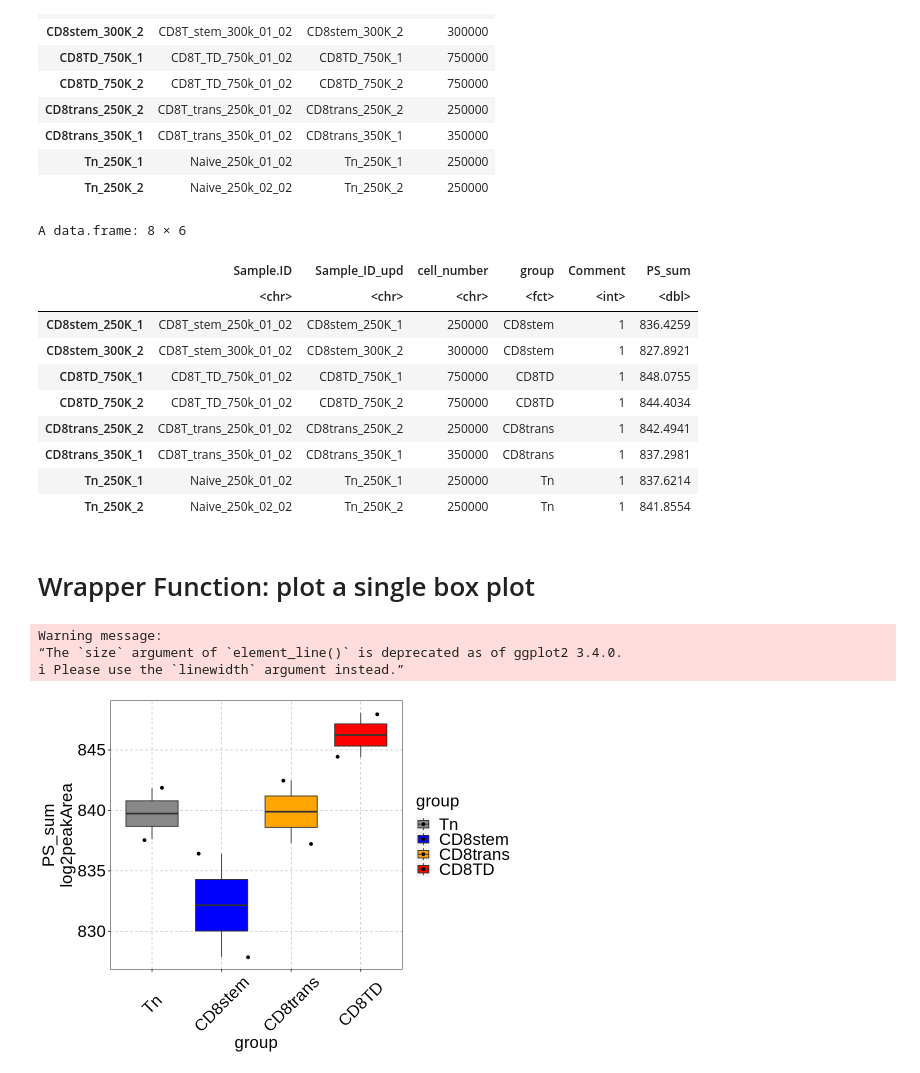
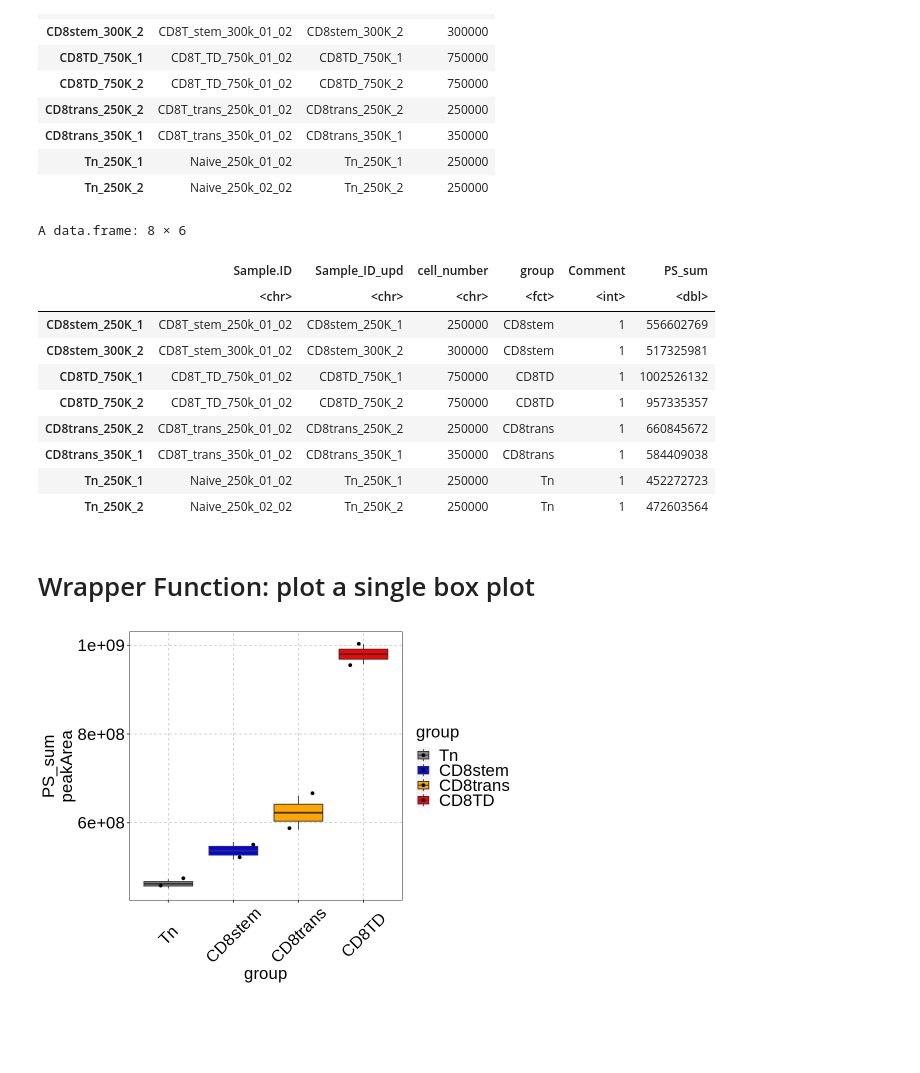
Before and after one commit to shuzhao-li-lab/Phosphatidylserine_analyses, a Jupyter notebook: script/R/analysis-on-PS-targeted-table-v2/box-plot_mean_PSspecies_HILICpos.ipynb, the cells around one changed output. Saved outputs shown, nothing was run; the diff lists cells and outputs as text; code cells hidden in the pictures; blank space fills up the shorter version.

Commit message:
Updates heatmap, box plot & others - tune again the search - Next: Decide to make things clean and redo the analysis with stem cell samples added.

```diff
--- a/script/R/analysis-on-PS-targeted-table-v2/box-plot_mean_PSspecies_HILICpos.ipynb
+++ b/script/R/analysis-on-PS-targeted-table-v2/box-plot_mean_PSspecies_HILICpos.ipynb
@@ -25,7 +25,7 @@ The following objects are masked from ‘package:base’:
 # %%
 threshold = 1
 cutoff_column = 'pval'
-data_df_path =  '../../../output/hMinImp_TICnorm_groupFil0.3_RPneg_1wayANOVA/PS_sel_one_wayANOVA_hMinImp_TICnorm_groupFil0.3_RPneg_fullreport.csv'
+data_df_path =  '../../../output/hMinImp_TICnorm_groupFil0.3_RPneg_1wayANOVA/updPS_sel_one_wayANOVA_hMinImp_TICnorm_groupFil0.3_RPneg_fullreport.csv'
 meta_df_path =  '../../../../seq/RPneg_addgrp.csv'
 # %% [markdown]
 # Prepare the data
@@ -138,7 +137,7 @@ colnames(merged_df)
 # %% [markdown]
 # Output directory
 # %%
-output_dir = "../../../output/hMinImp_TICnorm_groupFil0.3_RPneg_1wayANOVA/PS_including_LPS_sum_boxplot/"
+output_dir = "../../../output/hMinImp_TICnorm_groupFil0.3_RPneg_1wayANOVA/PS_including_LPS_sum_boxplot_upd/"
 dir.create(output_dir)
 # %%
 ncol(meta_df)
@@ -158,5 +157,5 @@ A data.frame: 5 × 42
 # %%
-rowsums = rowSums(merged_df[,(ncol(meta_df)+1):ncol(merged_df)])
+rowsums = rowSums(2^(merged_df[,(ncol(meta_df)+1):ncol(merged_df)]))
 # %%
 merged_df[,3:5]
 # %% [output]
@@ -180,14 +179,14 @@ PSsum_df
 A data.frame: 8 × 6
 |  | Sample.ID | Sample_ID_upd | cell_number | group | Comment | PS_sum |
 |  | <chr> | <chr> | <chr> | <fct> | <int> | <dbl> |
-| CD8stem_250K_1 | CD8T_stem_250k_01_02 | CD8stem_250K_1 | 250000 | CD8stem | 1 | 836.4259 |
-| CD8stem_300K_2 | CD8T_stem_300k_01_02 | CD8stem_300K_2 | 300000 | CD8stem | 1 | 827.8921 |
-| CD8TD_750K_1 | CD8T_TD_750k_01_02 | CD8TD_750K_1 | 750000 | CD8TD | 1 | 848.0755 |
-| CD8TD_750K_2 | CD8T_TD_750k_01_02 | CD8TD_750K_2 | 750000 | CD8TD | 1 | 844.4034 |
-| CD8trans_250K_2 | CD8T_trans_250k_01_02 | CD8trans_250K_2 | 250000 | CD8trans | 1 | 842.4941 |
-| CD8trans_350K_1 | CD8T_trans_350k_01_02 | CD8trans_350K_1 | 350000 | CD8trans | 1 | 837.2981 |
-| Tn_250K_1 | Naive_250k_01_02 | Tn_250K_1 | 250000 | Tn | 1 | 837.6214 |
-| Tn_250K_2 | Naive_250k_02_02 | Tn_250K_2 | 250000 | Tn | 1 | 841.8554 |
+| CD8stem_250K_1 | CD8T_stem_250k_01_02 | CD8stem_250K_1 | 250000 | CD8stem | 1 | 556602769 |
+| CD8stem_300K_2 | CD8T_stem_300k_01_02 | CD8stem_300K_2 | 300000 | CD8stem | 1 | 517325981 |
+| CD8TD_750K_1 | CD8T_TD_750k_01_02 | CD8TD_750K_1 | 750000 | CD8TD | 1 | 1002526132 |
+| CD8TD_750K_2 | CD8T_TD_750k_01_02 | CD8TD_750K_2 | 750000 | CD8TD | 1 | 957335357 |
+| CD8trans_250K_2 | CD8T_trans_250k_01_02 | CD8trans_250K_2 | 250000 | CD8trans | 1 | 660845672 |
+| CD8trans_350K_1 | CD8T_trans_350k_01_02 | CD8trans_350K_1 | 350000 | CD8trans | 1 | 584409038 |
+| Tn_250K_1 | Naive_250k_01_02 | Tn_250K_1 | 250000 | Tn | 1 | 452272723 |
+| Tn_250K_2 | Naive_250k_02_02 | Tn_250K_2 | 250000 | Tn | 1 | 472603564 |
 # %% [markdown]
 # Wrapper Function: plot a single box plot
 # %%
@@ -239,20 +238,17 @@ box_plot <- function(long_df = merged_df,
 # %%
 var = 'PS_sum'
 box_plot(long_df = PSsum_df,
             x = 'group',
             y = var,
             xlab = 'group',
-            ylab = glue('{var}\nlog2peakArea'),
+            ylab = glue('{var}\npeakArea'),
             fill_color = 'group',
             fig_width = 8,
             fig_height = 6,
             text_size = 20,
             legend_size = 20,
             axis_title_size = 20,
             output_dir = output_dir,
             pdf_prefix = 'PS_sum_RPneg')
 # %% [output]
-Warning message:
-“The `size` argument of `element_line()` is deprecated as of ggplot2 3.4.0.
-ℹ Please use the `linewidth` argument instead.”
-[figure, old version]
+[figure, new version]
```
Also changed, not shown: parts of 4 cells of this notebook, 10 other files.
